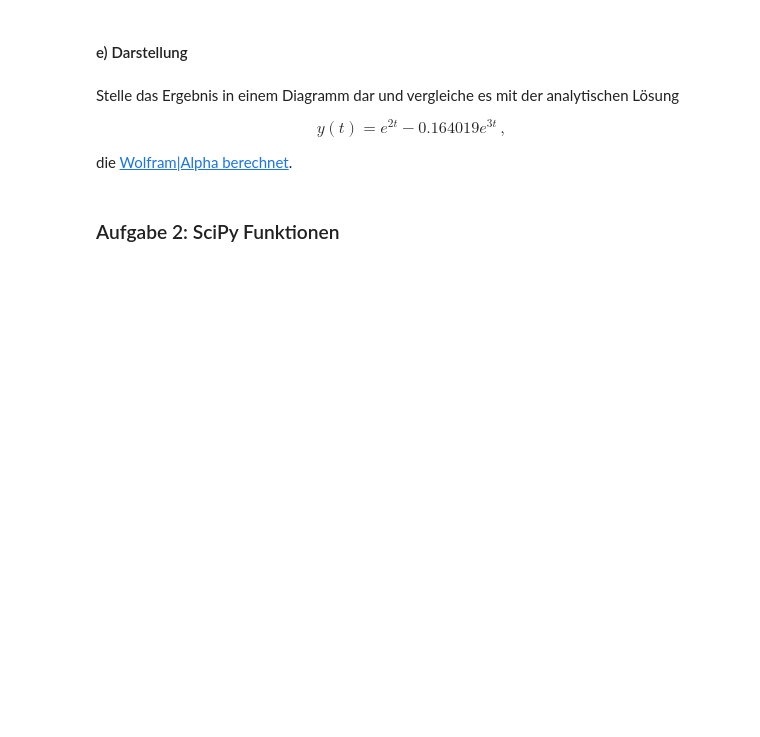
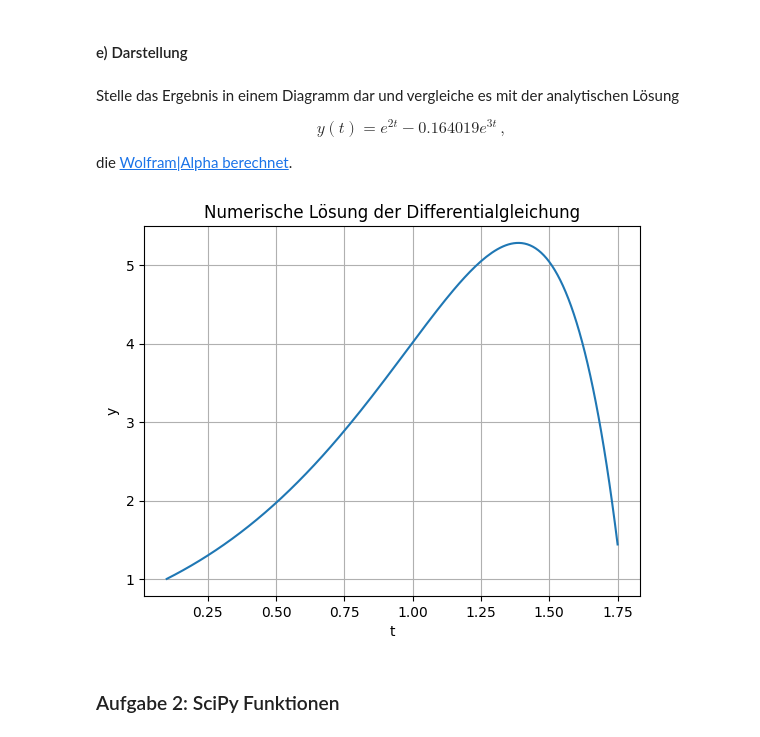
Before and after one commit to visciric/NGDS--Viscio, a Jupyter notebook: 09_DGL/09_Einarbeitung.ipynb, the cells around one changed output. Saved outputs shown, nothing was run; the diff lists cells and outputs as text; code cells hidden in the pictures; blank space fills up the shorter version.

```diff
--- a/09_DGL/09_Einarbeitung.ipynb
+++ b/09_DGL/09_Einarbeitung.ipynb
@@ -118,0 +123,11 @@ euler(f, y0, t0, tend, h)
+# %%
+t0, y0 = 0.1, 1.0
+tend, h = 1.75, 0.01
+
+t, y = euler(f, y0, t0, tend, h)
+print(t,y)
+t1, y1 = euler_vectorized(f, y0, t0, tend, h)
+
+#hier ist wichtig, dass man den parameter y[-1], damit man den letzten Wert zurückbekommt
+# ansonsten bekommt man das ganze array über
+print(f"Der y wert and er Stelle y({tend}), ist {y[-1]}")
@@ -124,6 +179,16 @@ Stelle das Ergebnis in einem Diagramm dar und vergleiche es mit der analytischen
 $$ y(t) = e^{2t} - 0.164019 e^{3t} \,, $$
 
 die [Wolfram|Alpha berechnet](https://www.wolframalpha.com/input?i=y%27+%3D+3+*+y+-+exp%282+*+t%29+with+y%280.1%29%3D1).
+# %%
+# Ergebnis plotten
+plt.plot(t, y)
+plt.xlabel('t')
+plt.ylabel('y')
+plt.title('Numerische Lösung der Differentialgleichung')
+plt.grid()
+plt.show()
+# %% [output]
+[figure, added]
 # %% [markdown]
 ### Aufgabe 2: SciPy Funktionen
 # %% [markdown]
```
Also changed, not shown: parts of 7 cells of this notebook, 1 other file.
